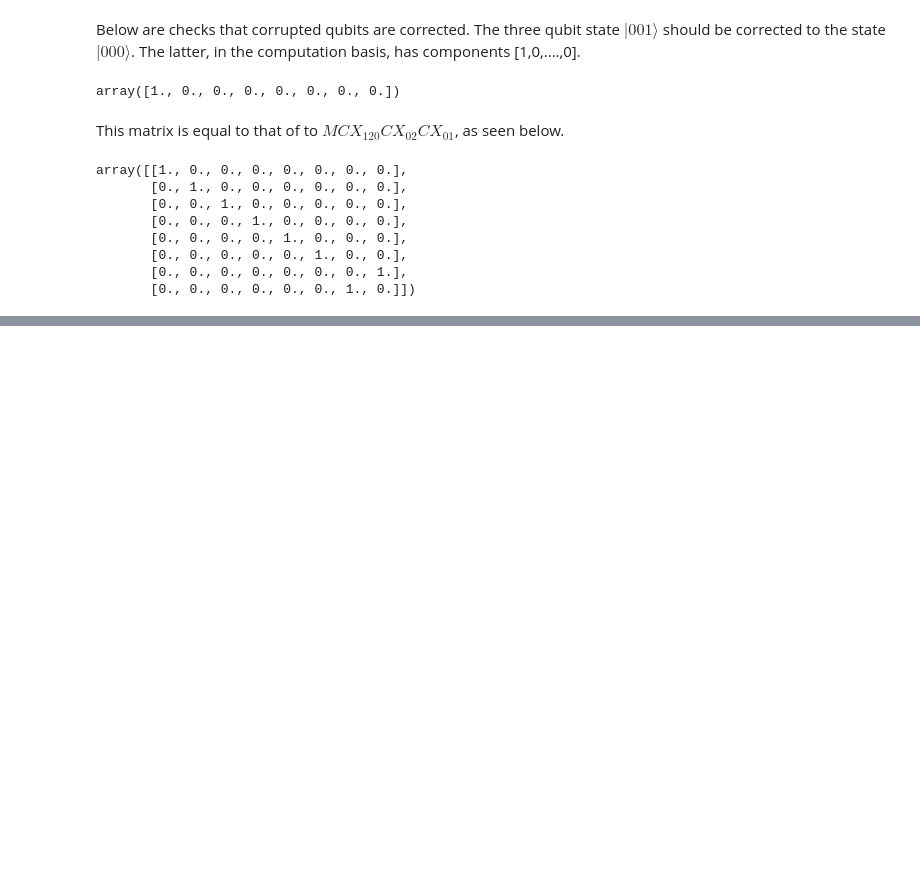
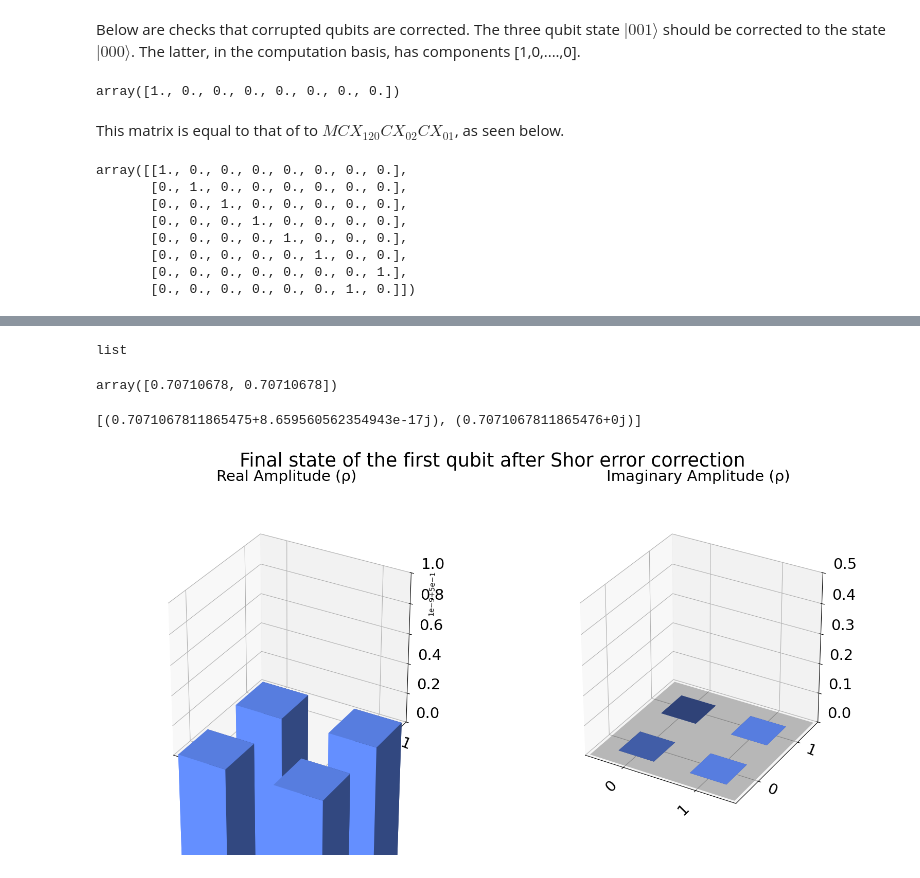
Before and after one commit to davidcherney/quantum_error_correction, a Jupyter notebook: Shor_qecc.ipynb, the cells around one changed output, grey strips where cells are left out. Cells and saved outputs as stored; diff of their text form; code cells hidden in the pictures; blank space fills up the shorter version.

```diff
--- a/Shor_qecc.ipynb
+++ b/Shor_qecc.ipynb
@@ -125,0 +339,20 @@ Shor's algorithm simultaneously bit flip and phase flip corrections seem to requ
+# %%
+type(initial_state)
+# %% [output]
+list
+# %%
+np.real(np.array(reduced_state_final.to_statevector()))
+# %% [output]
+array([0.70710678, 0.70710678])
+# %%
+list(reduced_state_final.to_statevector())
+# %% [output]
+[(0.7071067811865475+8.659560562354943e-17j), (0.7071067811865476+0j)]
+# %%
+# plt.ylim(0,1)
+
+plot_state_city(np.array(
+    list(reduced_state_final.to_statevector())),
+    title='Final state of the first qubit after Shor error correction')
+# %% [output]
+[figure, added]
```
Also changed, not shown: parts of 7 cells of this notebook.
